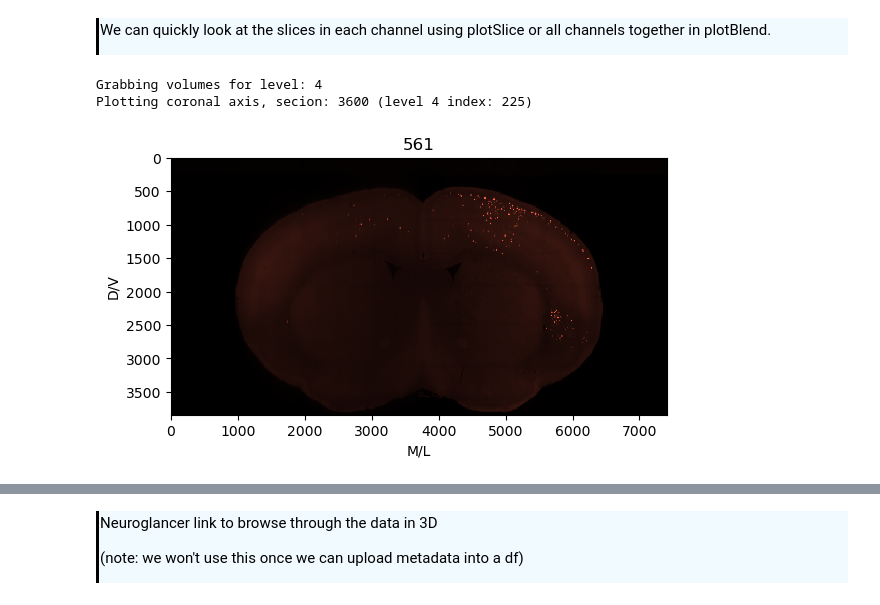
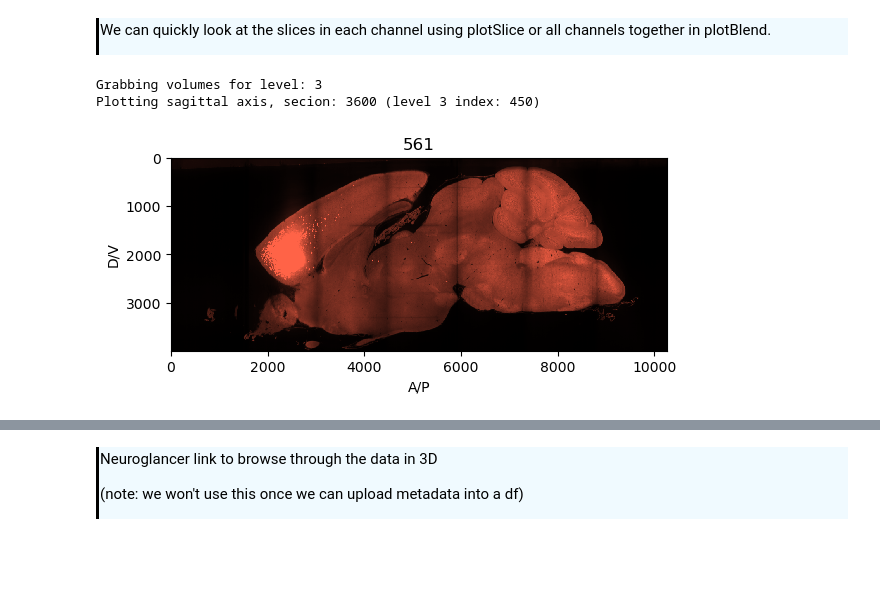
Before and after one commit to AllenNeuralDynamics/AIND-CNC-SmartSPIM-Workshop, a Jupyter notebook: code/Workshop Notebook V1.ipynb, the cells around one changed output, grey strips where cells are left out. Saved outputs shown, nothing was run; the diff lists cells and outputs as text; code cells hidden in the pictures; blank space fills up the shorter version.

Commit message:
Edited datasets.json, Workshop Notebook V1.ipynb; deleted brain.py; and changes in 1 other files

```diff
--- a/code/Workshop Notebook V1.ipynb
+++ b/code/Workshop Notebook V1.ipynb
@@ -53,6 +53,6 @@ Load a single brain dataset using the brain function
 <div style="border-left: 3px solid #000; padding: 1px; padding-left: 10px; background: #f69cf7; ">
 SdV: It might help to start with picking a brain - what do we know about this brain? Why are we picking it? This might work best starting with metadata, so we can add that shortly, but rather than brain out of a hat, let's motivate why we are looking at this brain.
 # %%
-mouse_ID = '681227'
-x = brain(mouse_ID)
+mouse_ID = '698035'
+x = load_data(mouse_ID, level = 3)
 # %% [output]
@@ -91,9 +91,9 @@ SdV: What am I looking at in this figure?
 
 We can quickly look at the slices in each channel using plotSlice or all channels together in plotBlend.
 # %%
-x.plotSlice(ch = "561", plane="coronal", level = 4, section = 3600)
+x.plotSlice(ch = "561", plane="sagittal", level = 3, section = 3600)
 # %% [output]
-Grabbing volumes for level: 4
-Plotting coronal axis, secion: 3600 (level 4 index: 225)
+Grabbing volumes for level: 3
+Plotting sagittal axis, secion: 3600 (level 3 index: 450)
-[figure, old version]
+[figure, new version]
 # %%
```
Also changed, not shown: parts of 46 cells of this notebook, 2 other files.
